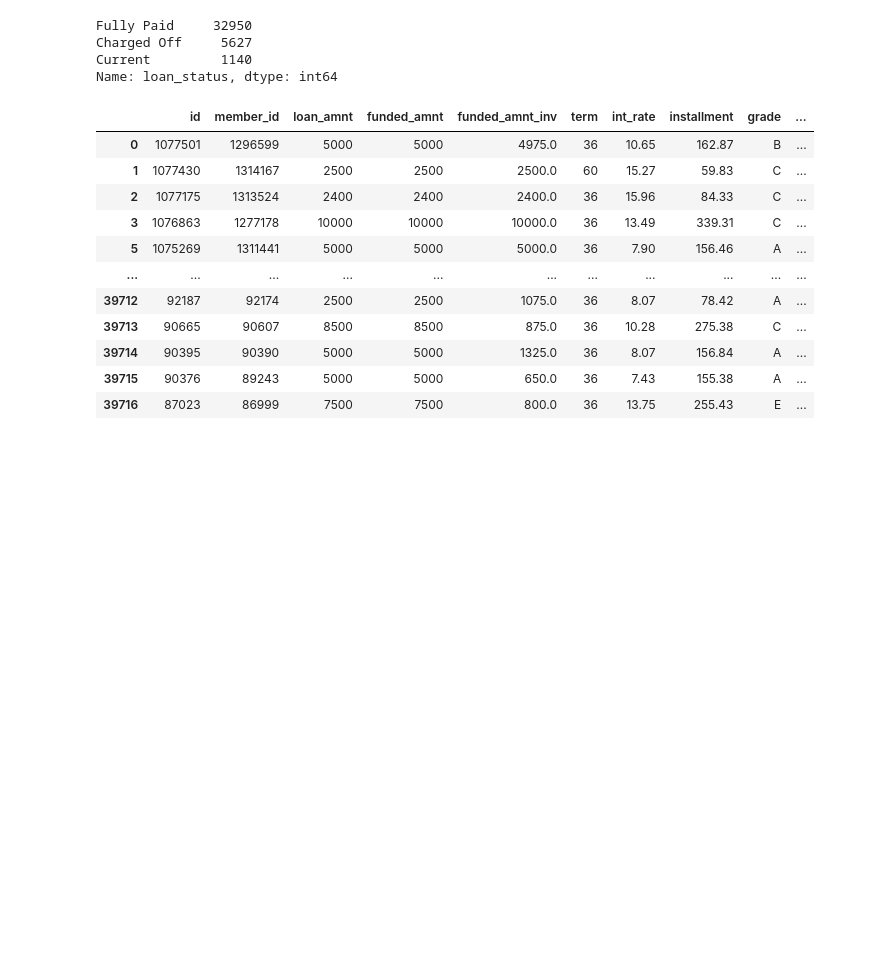
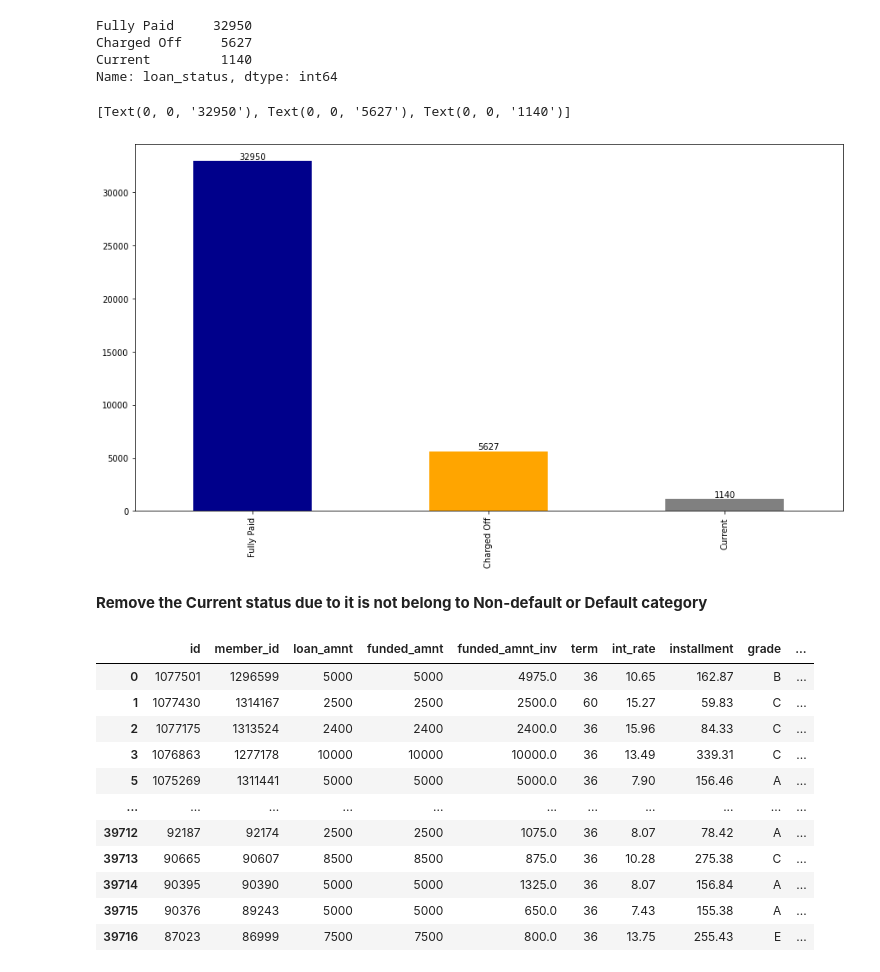
Before and after one commit to bigredbug47/LendingClubCase-Study, a Jupyter notebook: LendingClubCase.ipynb, the cells around one changed output. Drawn from its saved outputs; the diff is of its cells as text; code cells hidden in the pictures; blank space fills up the shorter version.

```diff
--- a/LendingClubCase.ipynb
+++ b/LendingClubCase.ipynb
@@ -116,6 +121,15 @@ Fully Paid     32950
 Charged Off     5627
 Current         1140
 Name: loan_status, dtype: int64
+# %%
+plt.figure(figsize=(15,8))
+ax = df.loan_status.value_counts().plot.bar(color={"darkblue", "orange","gray"})
+ax.bar_label(ax.containers[0])
+# %% [output]
+[Text(0, 0, '32950'), Text(0, 0, '5627'), Text(0, 0, '1140')]
+[figure, added]
+# %% [markdown]
+<b>Remove the Current status due to it is not belong to Non-default or Default category </b>
 # %%
 # Because the current loan status is not segemented as
 # default or non-default, we will filter them out of the dataframe
```
Also changed, not shown: parts of 25 cells of this notebook, 3 other files.
